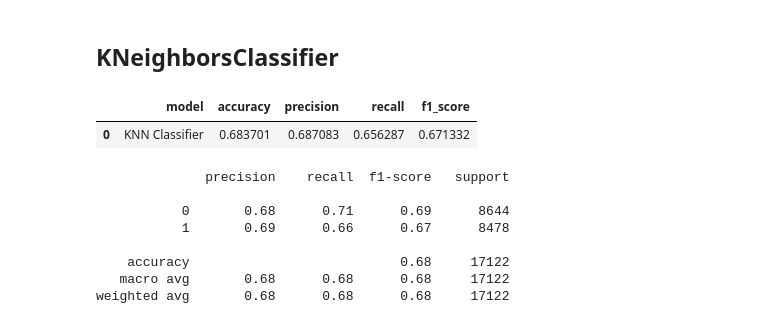
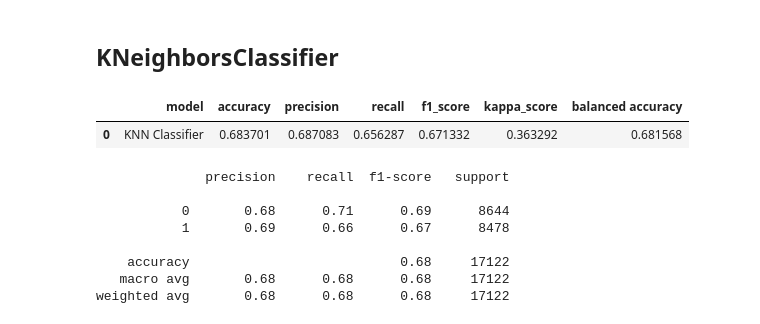
Before and after one commit to felipedmnq/Cardiac-disease-prediction, a Jupyter notebook: Notebooks/Cardiovascular_disease_prediction.ipynb, the cells around one changed output. Cells and saved outputs as stored; diff of their text form; code cells hidden in the pictures.

```diff
--- a/Notebooks/Cardiovascular_disease_prediction.ipynb
+++ b/Notebooks/Cardiovascular_disease_prediction.ipynb
@@ -483,22 +486,29 @@ y_test: 17122
 # %%
 KN_model = KNeighborsClassifier(weights = 'distance', n_jobs = -1)
 
 KN_model.fit(x_train, y_train)
 y_hat_KN = KN_model.predict(x_test)
 
 # Evaluation Metrics
 KN_cross_val__avg_acc = cross_val_score(KN_model, x_train, y_train, cv = 5).mean()
 KN_precision = precision_score(y_test, y_hat_KN)
 KN_recall = recall_score(y_test, y_hat_KN)
 KN_f1_score = f1_score(y_test, y_hat_KN)
+KN_Kappa_score = cohen_kappa_score(y_test, y_hat_KN)
+KN_balanced_acc = balanced_accuracy_score(y_test, y_hat_KN)
 
-KN_metrics = pd.DataFrame({'model':['KNN Classifier'], 'accuracy':[KN_cross_val__avg_acc], 'precision':[KN_precision],
-                           'recall':[KN_recall], 'f1_score':[KN_f1_score]})
+KN_metrics = pd.DataFrame({'model':['KNN Classifier'],
+                           'accuracy':[KN_cross_val__avg_acc],
+                           'precision':[KN_precision],
+                           'recall':[KN_recall],
+                           'f1_score':[KN_f1_score],
+                           'kappa_score': [KN_Kappa_score],
+                           'balanced accuracy':[KN_balanced_acc]})
 
 KN_metrics
 # %% [output]
-|  | model | accuracy | precision | recall | f1_score |
-| 0 | KNN Classifier | 0.683701 | 0.687083 | 0.656287 | 0.671332 |
+|  | model | accuracy | precision | recall | f1_score | kappa_score | balanced accuracy |
+| 0 | KNN Classifier | 0.683701 | 0.687083 | 0.656287 | 0.671332 | 0.363292 | 0.681568 |
 # %%
 print(classification_report(y_test, y_hat_KN))
 # %% [output]
```
Also changed, not shown: parts of 19 cells of this notebook.
